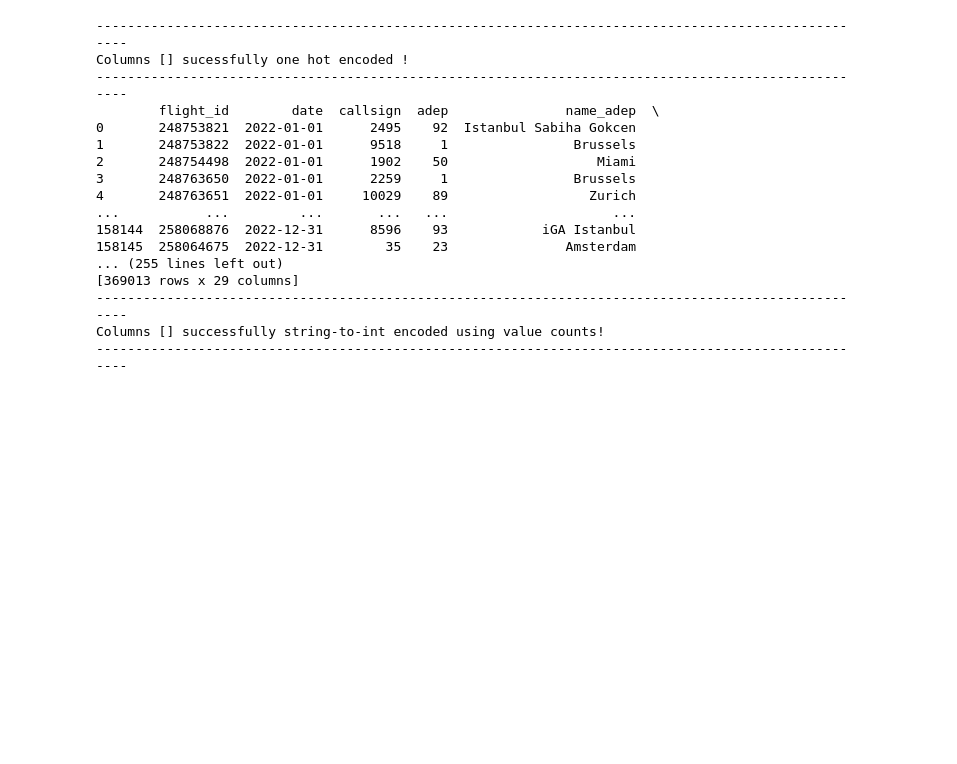
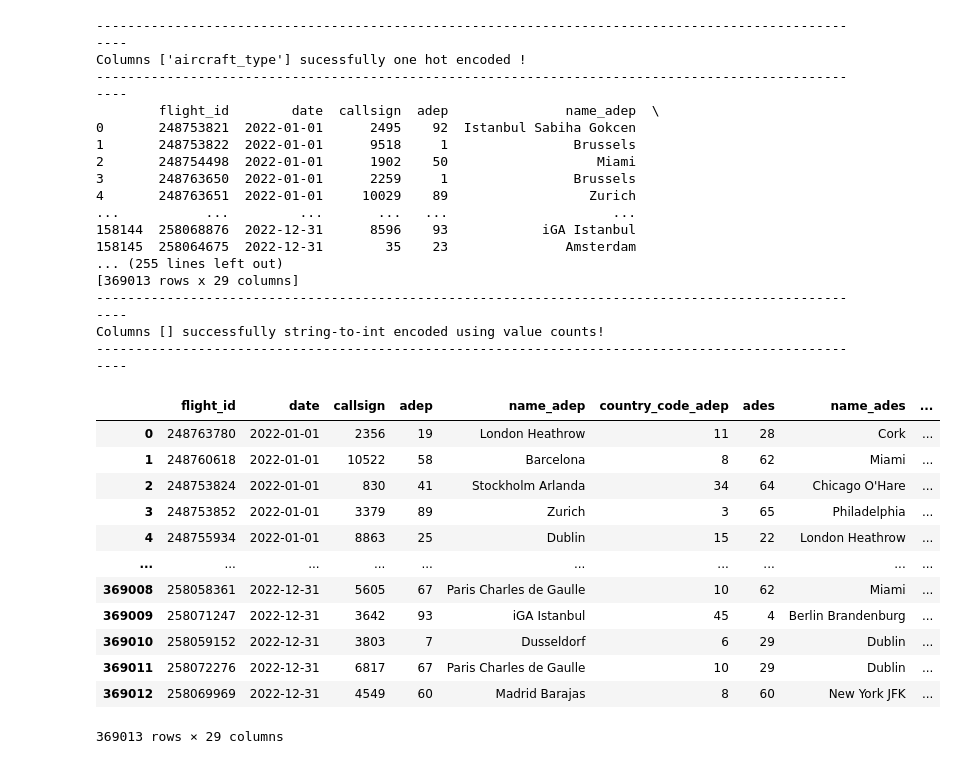
Before and after one commit to Hadrien-Cr/-ATOW_ML, a Jupyter notebook: notebooks/tuning_leo.ipynb, the cells around one changed output. Saved outputs shown, nothing was run; the diff lists cells and outputs as text; code cells hidden in the pictures; blank space fills up the shorter version.

```diff
--- a/notebooks/tuning_leo.ipynb
+++ b/notebooks/tuning_leo.ipynb
@@ -20,37 +64,42 @@ space = {'max_depth': hpt.hp.quniform('max_depth', 2, 10, 1),
 # %%
-train_df = pd.read_csv("./data/preprocessed_challenge_set.csv", index_col=0)
-test_df = pd.read_csv("./data/preprocessed_submission_set.csv", index_col=0)
-
 # encoding
 
-columns_to_ohe = [] # A changer
+columns_to_ohe = ['aircraft_type'] # A changer
 one_hot_encoding(train_df, test_df, columns_to_ohe)
 
-columns_to_hash = ['callsign','country_code_ades', 'country_code_adep', 'adep', 'ades', 'airline','aircraft_type','wtc'] # A changer
+columns_to_hash = ['callsign','country_code_ades', 'country_code_adep', 'adep', 'ades', 'airline','wtc'] # A changer
 string_to_int_hashing(train_df, test_df, columns_to_hash)
 
 columns_to_vc = [] # A changer
 string_to_value_count(train_df, test_df, columns_to_vc)
-
-# drop unusefull column:
-to_drop = ['flight_id','date','name_adep','name_ades','name_adep','actual_offblock_time','arrival_time','local_departure_time','local_arrival_time']
-train_df = train_df.drop(columns= to_drop)
-test_df = test_df.drop(columns= to_drop)
 # %% [output]
 ----------------------------------------------------------------------------------------------------
-Columns [] sucessfully one hot encoded !
+Columns ['aircraft_type'] sucessfully one hot encoded !
 ----------------------------------------------------------------------------------------------------
         flight_id        date  callsign  adep               name_adep  \
 0       248753821  2022-01-01      2495    92  Istanbul Sabiha Gokcen
 1       248753822  2022-01-01      9518     1                Brussels
 2       248754498  2022-01-01      1902    50                   Miami
 3       248763650  2022-01-01      2259     1                Brussels
 4       248763651  2022-01-01     10029    89                  Zurich
 ...           ...         ...       ...   ...                     ...
 158144  258068876  2022-12-31      8596    93            iGA Istanbul
 158145  258064675  2022-12-31        35    23               Amsterdam
 ... (255 lines left out)
 [369013 rows x 29 columns]
 ----------------------------------------------------------------------------------------------------
 Columns [] successfully string-to-int encoded using value counts!
 ----------------------------------------------------------------------------------------------------
+|  | flight_id | date | callsign | adep | name_adep | country_code_adep | ades | name_ades | ... |
+| 0 | 248763780 | 2022-01-01 | 2356 | 19 | London Heathrow | 11 | 28 | Cork | ... |
+| 1 | 248760618 | 2022-01-01 | 10522 | 58 | Barcelona | 8 | 62 | Miami | ... |
+| 2 | 248753824 | 2022-01-01 | 830 | 41 | Stockholm Arlanda | 34 | 64 | Chicago O'Hare | ... |
+| 3 | 248753852 | 2022-01-01 | 3379 | 89 | Zurich | 3 | 65 | Philadelphia | ... |
+| 4 | 248755934 | 2022-01-01 | 8863 | 25 | Dublin | 15 | 22 | London Heathrow | ... |
+| ... | ... | ... | ... | ... | ... | ... | ... | ... | ... |
+| 369008 | 258058361 | 2022-12-31 | 5605 | 67 | Paris Charles de Gaulle | 10 | 62 | Miami | ... |
+| 369009 | 258071247 | 2022-12-31 | 3642 | 93 | iGA Istanbul | 45 | 4 | Berlin Brandenburg | ... |
+| 369010 | 258059152 | 2022-12-31 | 3803 | 7 | Dusseldorf | 6 | 29 | Dublin | ... |
+| 369011 | 258072276 | 2022-12-31 | 6817 | 67 | Paris Charles de Gaulle | 10 | 29 | Dublin | ... |
+| 369012 | 258069969 | 2022-12-31 | 4549 | 60 | Madrid Barajas | 8 | 60 | New York JFK | ... |
+369013 rows × 29 columns
```
Also changed, not shown: parts of 24 cells of this notebook, 2 other files.
